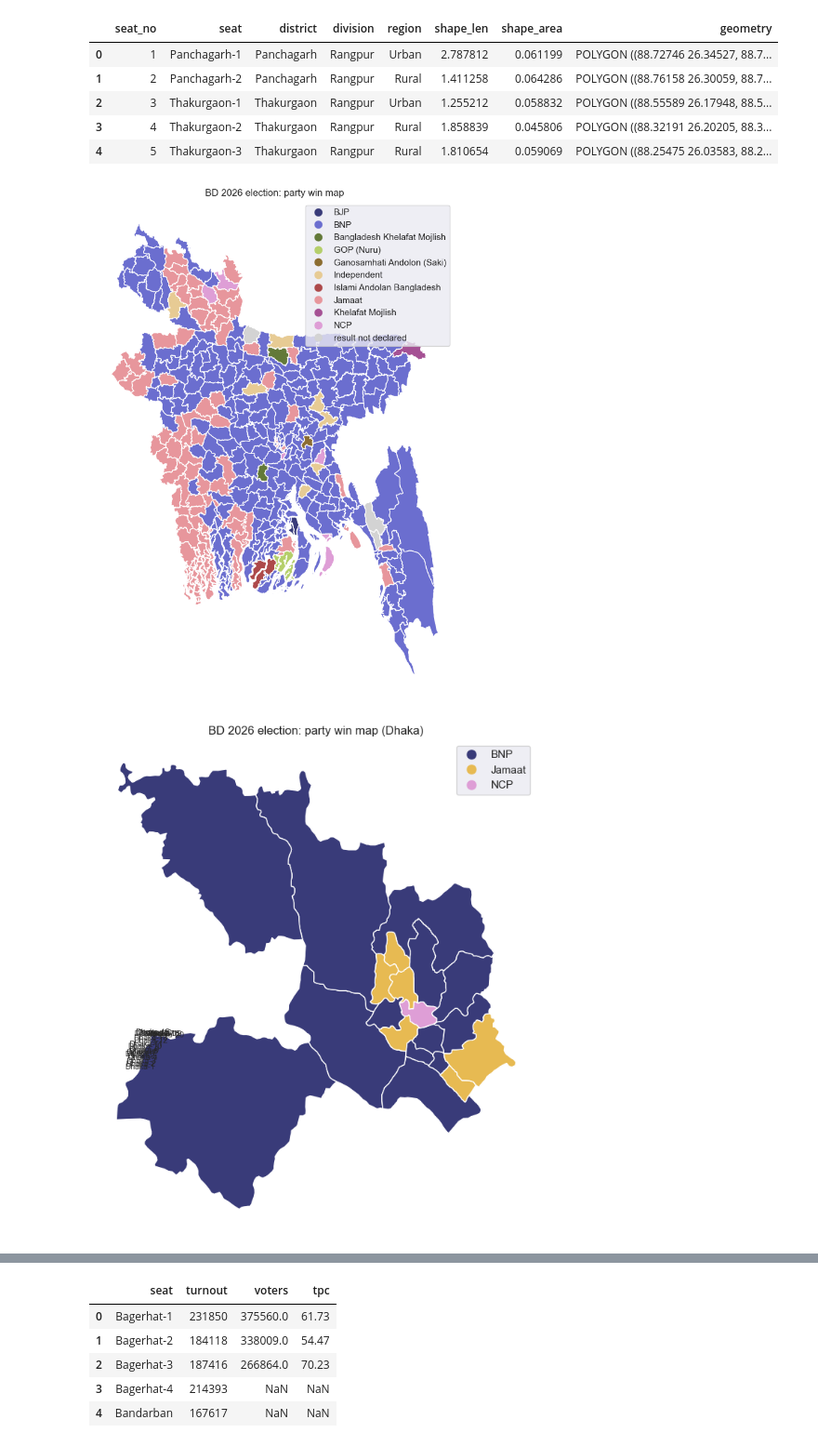
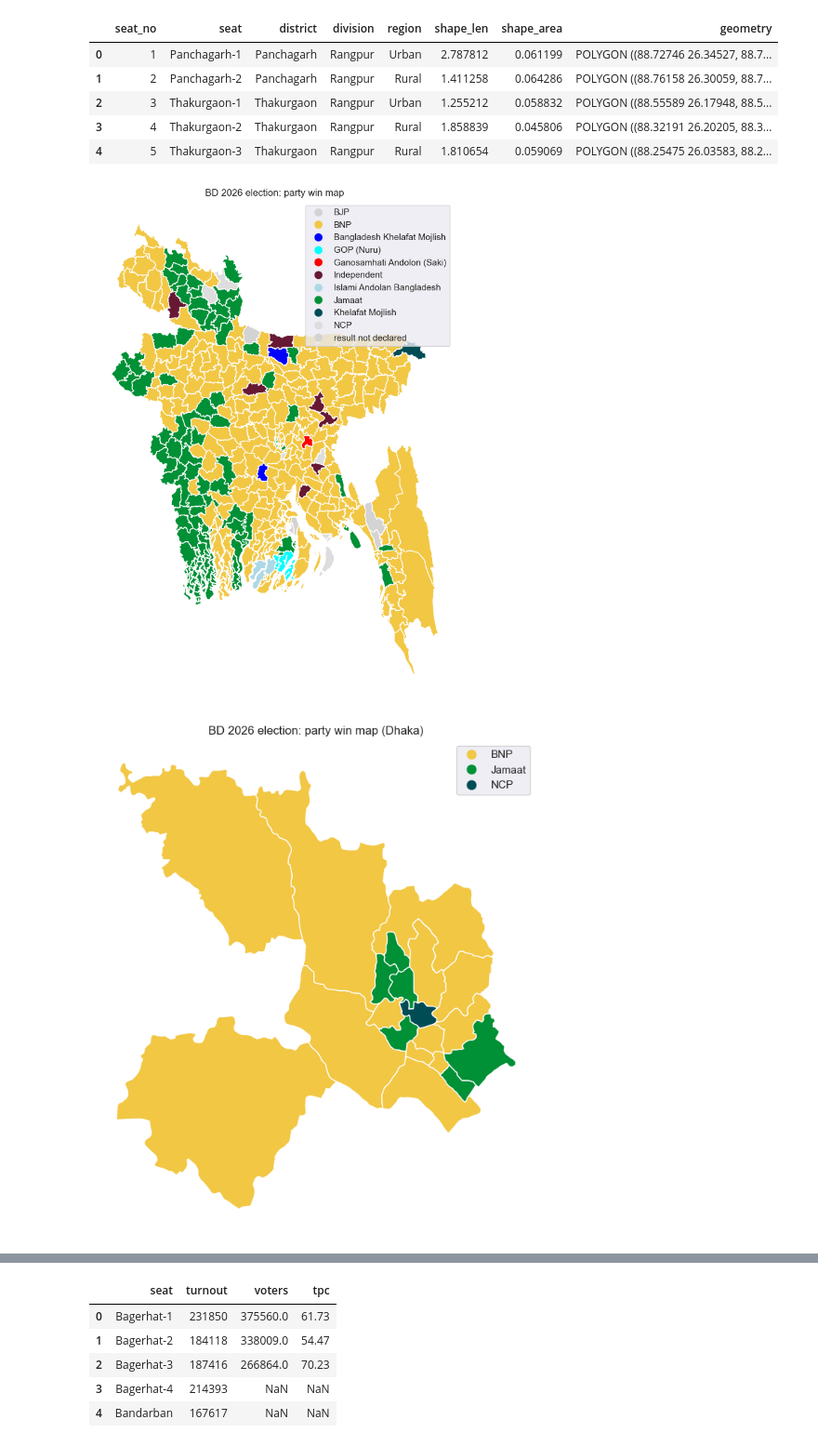
Before and after one commit to muhallilahnaf/bd-elections-eda, a Jupyter notebook: election_2026_wins.ipynb, the cells around one changed output, grey strips where cells are left out. Shown at 93% size. Saved outputs shown, nothing was run; the diff lists cells and outputs as text; code cells hidden in the pictures.

```diff
--- a/election_2026_wins.ipynb
+++ b/election_2026_wins.ipynb
@@ -9,11 +10,7 @@ from mpl_toolkits.axes_grid1 import make_axes_locatable
 # %%
 # get 2026 election data
-dfl = pd.read_csv('https://raw.githubusercontent.com/muhallilahnaf/election-2026-live/master/data/seat_votes_pa.csv')
-
-# get latest timestamp data
-seat_latest = dfl.groupby('seat')['time'].max().reset_index()
-df_latest = pd.merge(dfl, seat_latest, how='inner', on=['seat', 'time'])
-df_latest.head()
+df = pd.read_csv('https://raw.githubusercontent.com/muhallilahnaf/election-2026-live/master/data/seat_votes_pa.csv')
+df.head()
 # %% [output]
 |  | seat_no | name | vote | party | alliance | seat | district | division | region | voters | ... |
 | 0 | 95 | কপিল কৃষ্ণ মন্ডল | 114323 | BNP | BNP | Bagerhat-1 | Bagerhat | Khulna | Rural | 375560.0 | ... |
@@ -23,8 +20,8 @@ df_latest.head()
 | 4 | 97 | শেখ ফরিদুল ইসলাম | 103711 | BNP | BNP | Bagerhat-3 | Bagerhat | Khulna | Rural | 266864.0 | ... |
 # %%
 # find winning party in each seat
-idx = df_latest.groupby('seat')['vote'].idxmax()
-dfw = df_latest.loc[idx]
+idx = df.groupby('seat')['vote'].idxmax()
+dfw = df.loc[idx]
 dfw.head()
 # %% [output]
 |  | seat_no | name | vote | party | alliance | seat | district | division | region | voters | ... |
@@ -49,10 +46,13 @@ mapw = pd.merge(bdmap, dfw[['seat', 'party']], how='left', on='seat')
 # %%
 # plot map
 fig, ax = plt.subplots(figsize=(8, 14))
+
+cmap = ListedColormap(['#d3d3d3', '#F2C744', 'blue', 'cyan', 'red', '#671933', '#ADD8E6', '#009036', '#004c55', '#dddddd'])
+
 mapw.plot(
     column='party',
     categorical=True,
-    cmap='tab20b',
+    cmap=cmap,
     legend=True,
     ax=ax,
     missing_kwds={
@@ -64,34 +64,31 @@ ax.set_axis_off()
 ax.title.set_text("BD 2026 election: party win map")
 fig.savefig('fig/election_2026_party_win_map',bbox_inches='tight')
 # %% [output]
-[figure, old version]
+[figure, new version]
 # %%
 # plot map of Dhaka
 mapw_dhaka = mapw[mapw.district=='Dhaka']
-# label_coords = mapw_dhaka.geometry.get_coordinates()
+
+cmap = ListedColormap(['#F2C744', '#009036', '#004c55'])
 
 fig, ax = plt.subplots(figsize=(8, 14))
 mapw_dhaka.plot(
     column='party',
     categorical=True,
-    cmap='tab20b',
+    cmap=cmap,
     legend=True,
     ax=ax,
     missing_kwds={
         "color": "lightgrey",
         "label": "result not declared",
     }
 )
 ax.set_axis_off()
 ax.title.set_text("BD 2026 election: party win map (Dhaka)")
 
-# for i, row in mapw_dhaka.iterrows():
-#     xy = label_coords.iloc[i]
-#     ax.annotate(text=row['seat'], xy=xy, horizontalalignment='center', fontsize=8)
-
 fig.savefig('fig/election_2026_party_win_map_dhaka',bbox_inches='tight')
 # %% [output]
-[figure, old version]
+[figure, new version]
 # %%
 # plot map of Chittagong
 mapw_ctg = mapw[mapw.district=='Chittagong']
```
Also changed, not shown: parts of 4 cells of this notebook, 23 other files.
